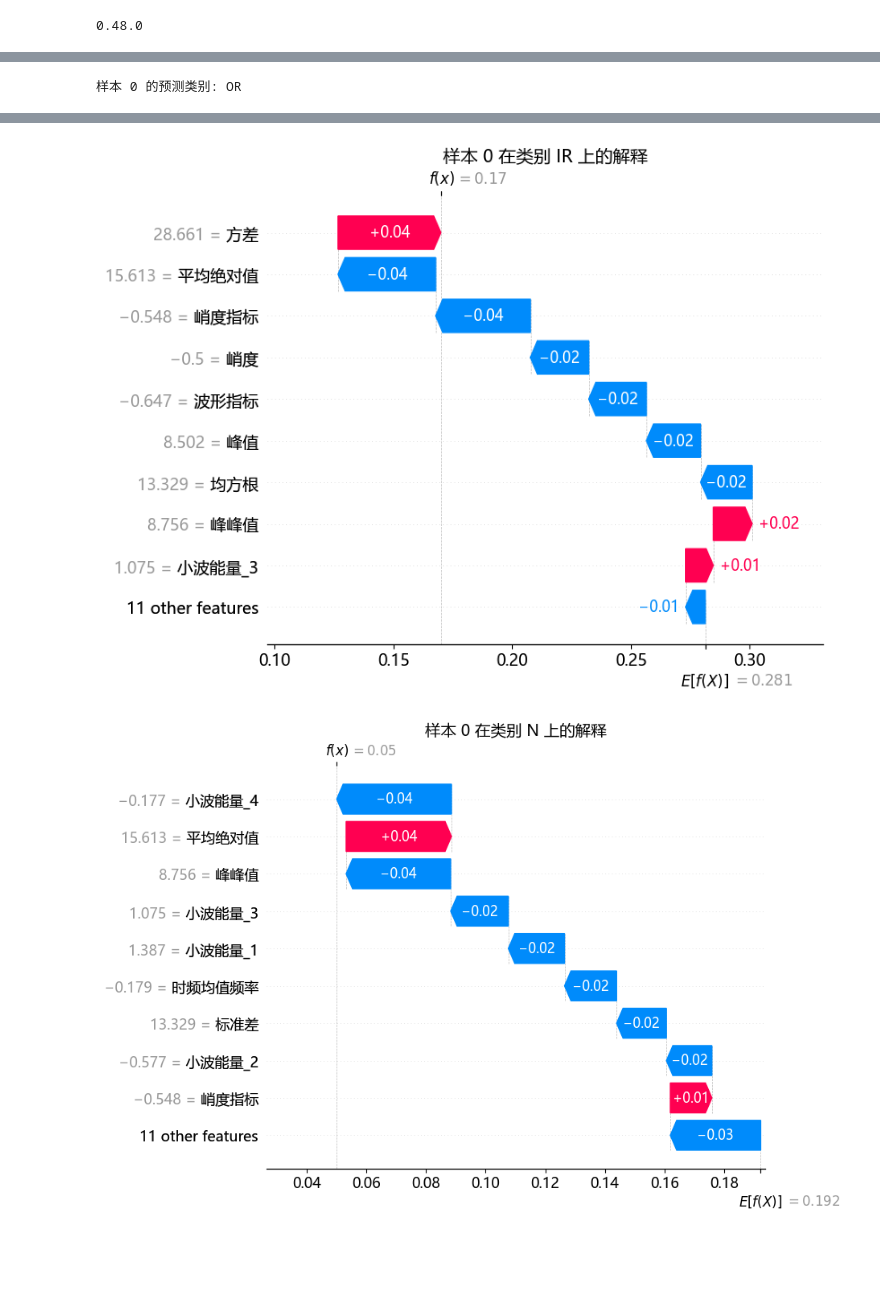
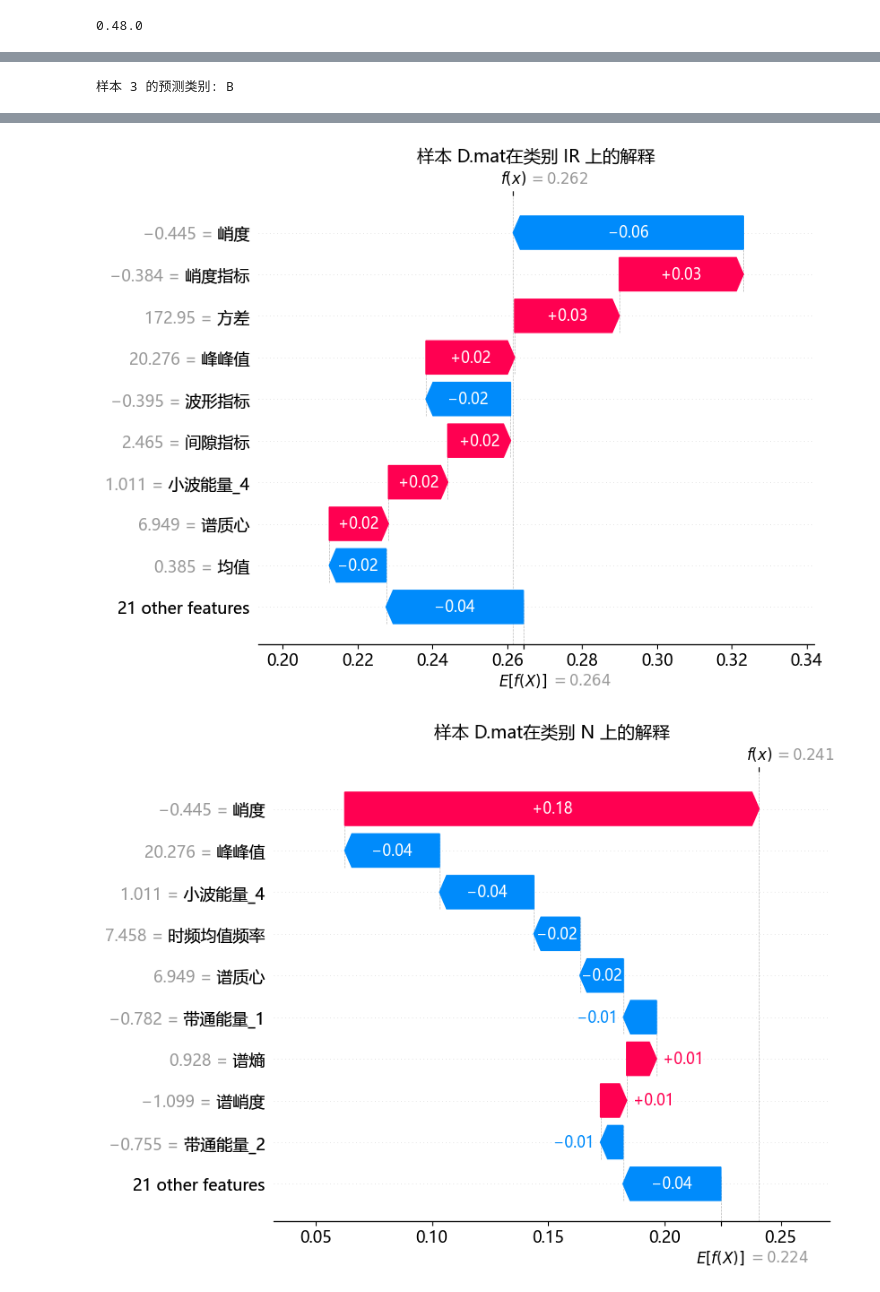
Before and after one commit to syczk301/jianmo-E, a Jupyter notebook: Q3-Q4目标域故障诊断与过程解释.ipynb, the cells around one changed output, grey strips where cells are left out. Saved outputs shown, nothing was run; the diff lists cells and outputs as text; code cells hidden in the pictures; blank space fills up the shorter version.

```diff
--- a/Q3-Q4目标域故障诊断与过程解释.ipynb
+++ b/Q3-Q4目标域故障诊断与过程解释.ipynb
@@ -1502,0 +863,8 @@ plt.show()
+# %%
+from sklearn.metrics import adjusted_rand_score, normalized_mutual_info_score
+
+ari = adjusted_rand_score(y_tgt_pred_coral, clusters)
+nmi = normalized_mutual_info_score(y_tgt_pred_coral, clusters)
+
+print(f"Adjusted Rand Index (ARI): {ari:.4f}")
+print(f"Normalized Mutual Information (NMI): {nmi:.4f}")
@@ -1744,5 +1085,6 @@ import matplotlib.pyplot as plt
 import pandas as pd
 import numpy as np
 # ========== 训练模型 ==========
-clf = RandomForestClassifier(random_state=42)
-clf.fit(X_src_coral, y_src_filtered)
+
+# clf = RandomForestClassifier(**  {'n_estimators': 581, 'max_depth': 38, 'min_samples_split': 2, 'min_samples_leaf': 1, 'random_state': 42, 'n_jobs': -1})
+# clf.fit(X_src_coral, y_bal,sample_weight=sample_weight)
@@ -1862,5 +1226,5 @@ plt.show()
 # %%
-shap_values_tgt = explainer.shap_values(X_tgt_scaled)
+shap_values_tgt = explainer.shap_values(X_tgt_scaled, check_additivity=False)
 # %%
 import shap
 import matplotlib.pyplot as plt
@@ -1871,7 +1235,7 @@ plt.rcParams['axes.unicode_minus'] = False
 plt.rcParams['font.sans-serif'] = ['Microsoft YaHei']  # 或者 'Arial', 'Microsoft YaHei'
 
 # 取第 i 个样本
-i = 0
+i = 1
 pred_class = clf.predict(X_tgt_scaled[i].reshape(1, -1))[0]
 class_idx = list(clf.classes_).index(pred_class)
 
@@ -1882,7 +1246,7 @@ exp = shap.Explanation(
     values=shap_sample,
     base_values=explainer.expected_value[class_idx],
     data=X_tgt_scaled[i, :],
-    feature_names=X_tgt.columns
+    feature_names=X_tgt_full.columns
 )
 
 # 绘制 waterfall 图
@@ -1892,6 +1256,6 @@ shap.plots.waterfall(exp, max_display=20)
 # %%
 # 选择目标域样本
-i = 0
+i = 3
 pred_class = clf.predict(X_tgt_scaled[i].reshape(1, -1))[0]
 print(f"样本 {i} 的预测类别: {pred_class}")
 
@@ -1903,12 +1267,12 @@ for j, cls in enumerate(clf.classes_):
         values=shap_sample,
         base_values=explainer.expected_value[j],
         data=X_tgt_scaled[i, :],
-        feature_names=X_tgt.columns
+        feature_names=X_tgt_full.columns
     )
 
     plt.figure(figsize=(8,6))
     shap.plots.waterfall(exp, max_display=10, show=False)
-    plt.title(f"样本 {i} 在类别 {cls} 上的解释", fontsize=14)
+    plt.title(f"样本 D.mat在类别 {cls} 上的解释", fontsize=14)
     plt.show()
 # %% [output]
-样本 0 的预测类别: OR
+样本 3 的预测类别: B
@@ -1916,2 +1280,2 @@ for j, cls in enumerate(clf.classes_):
-[figure, old version]
+[figure, new version]
-[figure, old version]
+[figure, new version]
```
Also changed, not shown: parts of 81 cells of this notebook, 8 other files.
